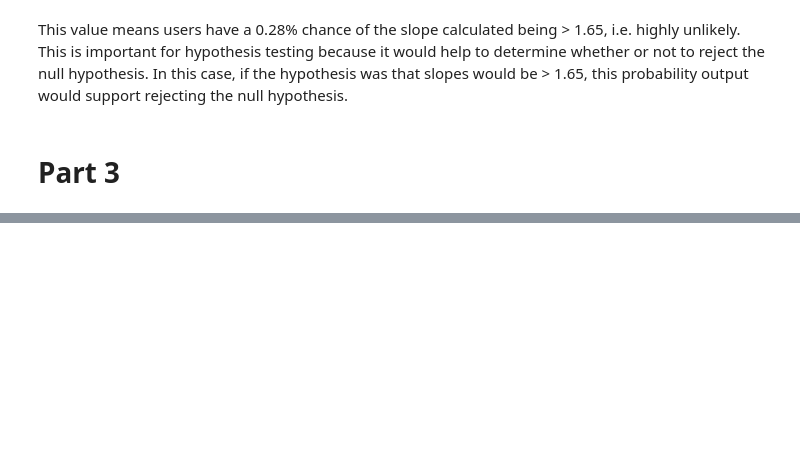
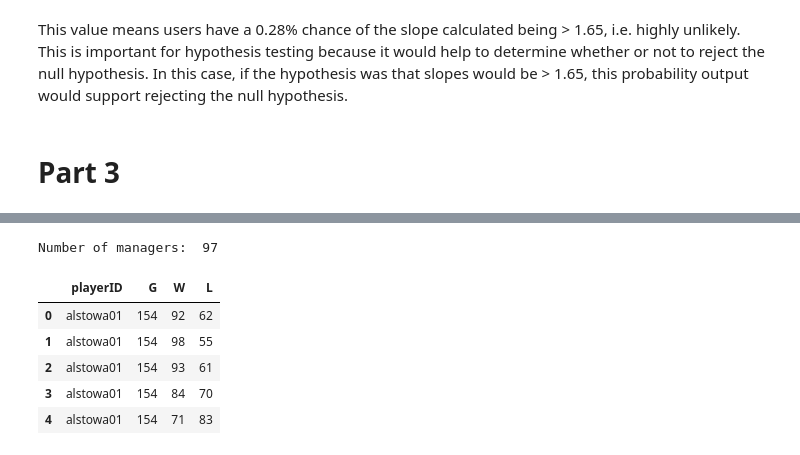
Before and after one commit to jilliangreene/sta_554_assignments, a Jupyter notebook: Greene_STA554_HW5.ipynb, the cells around one changed output, grey strips where cells are left out. Cells and saved outputs as stored; diff of their text form; code cells hidden in the pictures; blank space fills up the shorter version.

```diff
--- a/Greene_STA554_HW5.ipynb
+++ b/Greene_STA554_HW5.ipynb
@@ -112,0 +200,20 @@ This value means users have a 0.28% chance of the slope calculated being > 1.65,
+# %%
+# Query for all playerIDs that managed teams inducted in the hall of fame
+query = "SELECT DISTINCT Managers.playerID FROM Managers INNER JOIN HallOfFame ON Managers.playerID = HallOfFame.playerID WHERE HallOfFame.inducted = 'Y';"
+hof_managers = pd.read_sql(query, con)
+hof_managers.head()
+print("Number of managers: ", len(hof_managers))
+# %% [output]
+Number of managers:  97
+# %%
+# Return every season managed by those managers
+query = "SELECT Managers.playerID, Managers.G, Managers.W, Managers.L FROM Managers INNER JOIN HallOfFame ON Managers.playerID = HallOfFame.playerID WHERE HallOfFame.inducted = 'Y';"
+hof_seasons = pd.read_sql(query, con)
+hof_seasons.head()
+# %% [output]
+|  | playerID | G | W | L |
+| 0 | alstowa01 | 154 | 92 | 62 |
+| 1 | alstowa01 | 154 | 98 | 55 |
+| 2 | alstowa01 | 154 | 93 | 61 |
+| 3 | alstowa01 | 154 | 84 | 70 |
+| 4 | alstowa01 | 154 | 71 | 83 |
```
Also changed, not shown: parts of 11 cells of this notebook.
